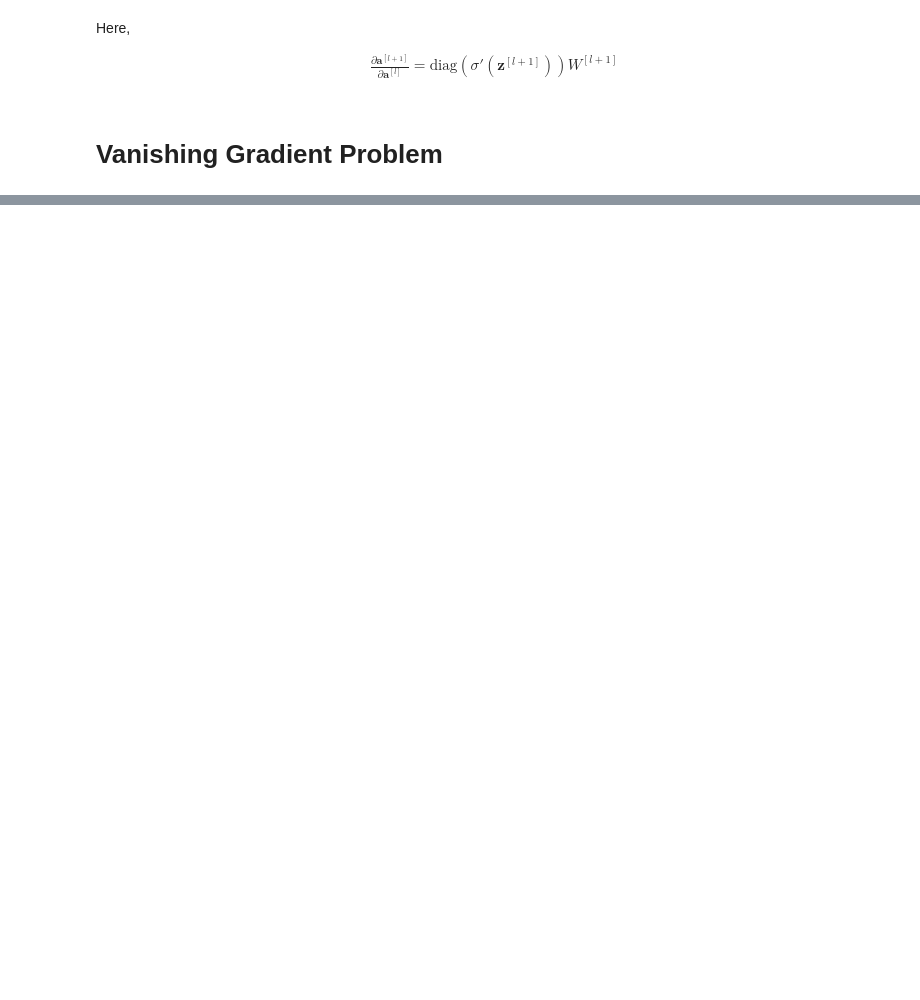
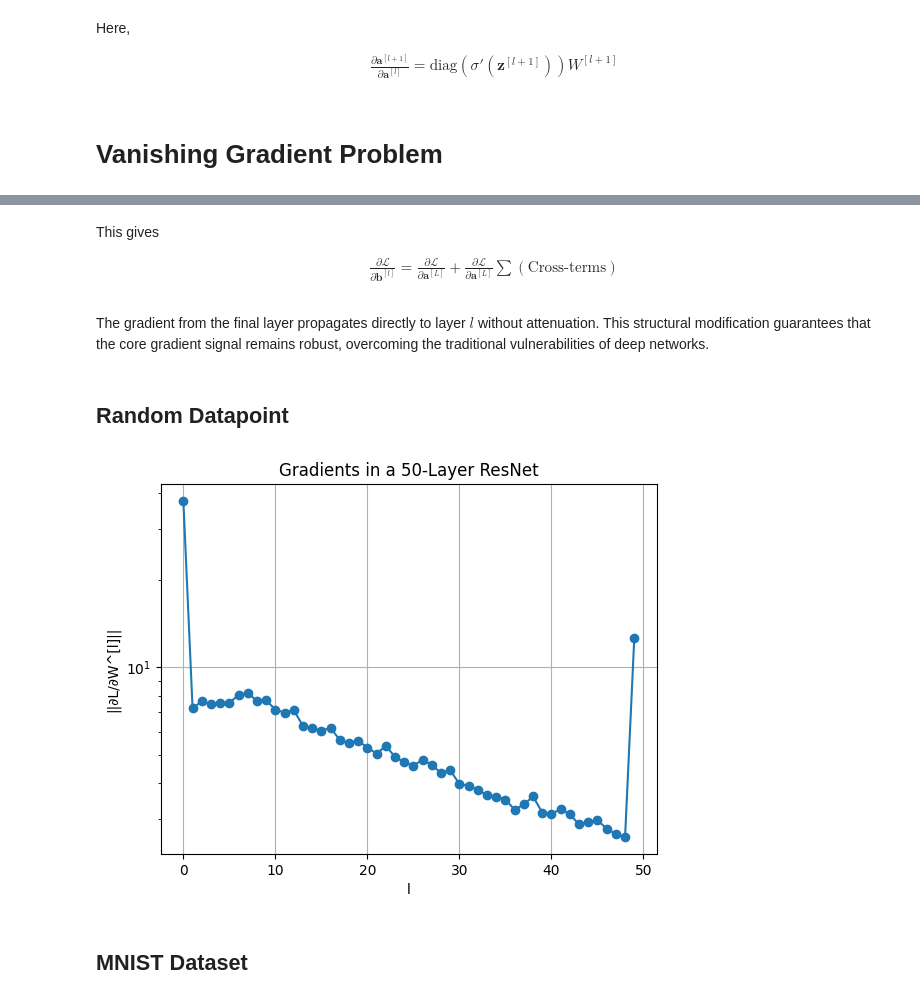
Before and after one commit to Shivam-3921/Connecting_ResNet_with_Neural_ODEs, a Jupyter notebook: SL_Final_Project.ipynb, the cells around one changed output, grey strips where cells are left out. Cells and saved outputs as stored; diff of their text form; code cells hidden in the pictures; blank space fills up the shorter version.

```diff
--- a/SL_Final_Project.ipynb
+++ b/SL_Final_Project.ipynb
@@ -174,0 +265,10 @@ plt.show()
+# %% [markdown]
+This gives
+
+$$
+\begin{align*}
+    \frac{\partial \mathcal{L}}{\partial \boldsymbol{b}^{[l]}} = \frac{\partial \mathcal{L}}{\partial\boldsymbol{a}^{[L]}} + \frac{\partial \mathcal{L}}{\partial\boldsymbol{a}^{[L]}}\sum\left(\text{Cross-terms}\right)
+\end{align*}
+$$
+# %% [markdown]
+The gradient from the final layer propagates directly to layer $l$ without attenuation. This structural modification guarantees that the core gradient signal remains robust, overcoming the traditional vulnerabilities of deep networks.
@@ -174,0 +306,31 @@ plt.show()
+# %% [markdown]
+## Random Datapoint
+# %%
+# Multi-layer ResNet model
+model = ResNet(in_features=10, hidden_features=10, out_features=1, num_layers=50)
+
+# Forward pass
+output = model(x)
+loss_function = nn.MSELoss()
+loss = loss_function(output, target)
+
+# Backward pass
+loss.backward()
+# %%
+gradient_norms = []
+for layer in model.layers:
+    norm = layer.weight.grad.norm().item()  # Extract gradient norms for each layer
+    gradient_norms.append(norm)
+
+# Plotting the norm of the gradient w.r.t the layers
+plt.plot(gradient_norms, marker='o')
+plt.title("Gradients in a 50-Layer ResNet")
+plt.xlabel("l")
+plt.ylabel(f"||∂L/∂W^[l]||")
+plt.yscale("log")
+plt.grid(True)
+plt.show()
+# %% [output]
+[figure, added]
+# %% [markdown]
+## MNIST Dataset
```
Also changed, not shown: parts of 34 cells of this notebook.
